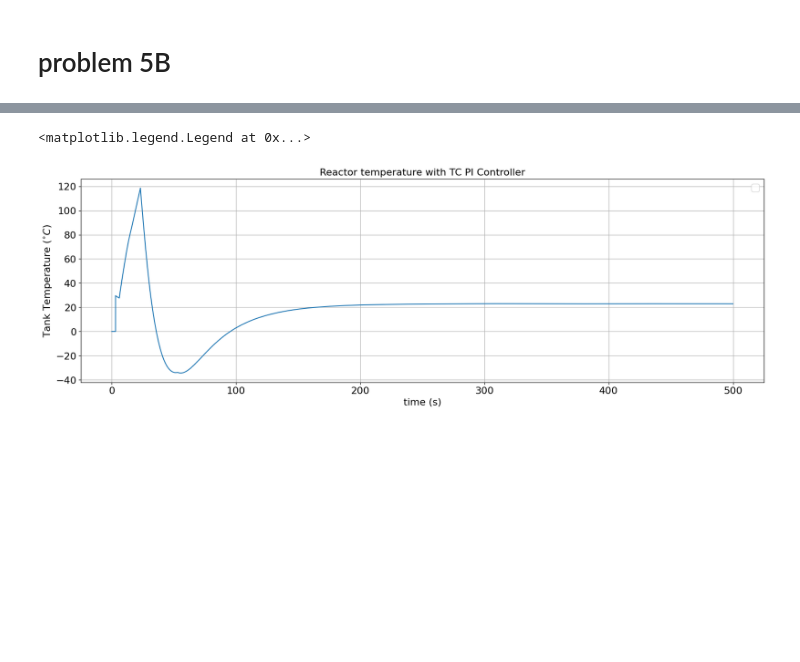
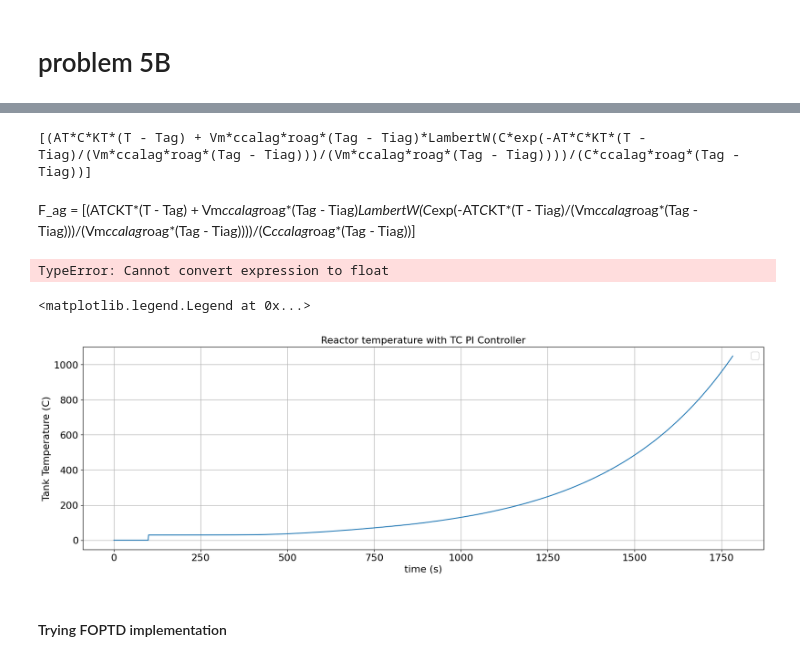
Before and after one commit to rahilisashaik/cbe_162, a Jupyter notebook: project/162_project.ipynb, the cells around one changed output, grey strips where cells are left out. Cells and saved outputs as stored; diff of their text form; code cells hidden in the pictures; blank space fills up the shorter version.

Commit message:
working on temperature PI controller

```diff
--- a/project/162_project.ipynb
+++ b/project/162_project.ipynb
@@ -662 +648,15 @@ print(tau_i_3)
+# %%
+from sympy import symbols, integrate, Eq, solve
+
+
+F_ag, ccalag, roag, Tiag, Tag, KT, AT, T, Vm = symbols('F_ag ccalag roag Tiag Tag KT AT T Vm')
+dTag = (F_ag * ccalag * roag * (Tiag - Tag) + KT * AT * (T - Tag)) / (Vm * roag * ccalag)
+integral_result = integrate(1 / dTag, Tag)
+F_ag_solution = solve(integral_result - symbols('C'), F_ag)
+
+F_ag_solution
+# %% [output]
+[(AT*C*KT*(T - Tag) + Vm*ccalag*roag*(Tag - Tiag)*LambertW(C*exp(-AT*C*KT*(T - Tiag)/(Vm*ccalag*roag*(Tag - Tiag)))/(Vm*ccalag*roag*(Tag - Tiag))))/(C*ccalag*roag*(Tag - Tiag))]
+# %% [markdown]
+F_ag = [(AT*C*KT*(T - Tag) + Vm*ccalag*roag*(Tag - Tiag)*LambertW(C*exp(-AT*C*KT*(T - Tiag)/(Vm*ccalag*roag*(Tag - Tiag)))/(Vm*ccalag*roag*(Tag - Tiag))))/(C*ccalag*roag*(Tag - Tiag))]
 # %%
@@ -680,7 +683,12 @@ def get_kc(t):
 # %%
-T_SP = 100
-def dynamic_model_with_variable_TC(time, x0):
+T_SP = 25
+integral_error = 0
+integral_min, integral_max = -10, 10
+
+def dynamic_model_with_TC(time, x0):
     result = np.zeros([7, T_DELAY * (T_POINT - 1)])
+    # result = np.zeros([7, 100])
+    result_sp = set_point(time, x0)
     dt = 1
     global integral_error
     integral_error = 0
@@ -689,43 +697,43 @@ def dynamic_model_with_variable_TC(time, x0):
         if i == 0:
             x0 = x0
 
-        t = i
-        kc = get_kc(t)
+        kc = get_kc(i)
         Kp = kc
         Ki = kc / tau_i
 
-        T, _, _, _, _, _, _ = current_output(i, result)
-
-        F_out, integral_error = TC(
-            T[0], T_SP, F_out0, Kp, Ki, integral_error, dt,
-            F_out_min, F_out_max, integral_min, integral_max
-        )
-
-        if not np.isfinite(F_out):
-            raise ValueError("F_out became NaN or inf.")
+        _, _, _, _, _, T, T_ag = current_output(i, result)
+        _, _, _, _, _, Tsp, Tagsp = current_output(i, result_sp)
+        F_ag = TC(T[0], T_ag[0], Tsp[0], Tagsp[0], Kp, Ki, integral_error, dt, integral_min, integral_max, T_ag[0])
 
         Fi = lambda t: 51
-        Fe = lambda t: F_out
-        T_in = lambda t: 25 if t < (20) else (35 if t <= (50) else 25)
+        Fe = lambda t: 51
+        T_in = lambda t: 25 if t < (20*60) else (35 if t <= (60*50) else 25)
         cS_in = lambda t: 60
-        Fag = lambda t: 18
+        Fag = lambda t: F_ag[0]
+        print(result[:, -1])
+        result = solve_step([i, i + 1], x0, Fi, Fe, T_in, cS_in, Fag, result)
 
-        result = solve_step([i, i + 1], x0, Fi, Fe, T_in, cS_in, Fag, result)
         x0 = result[:, -1]
 
     t = np.linspace(time[0], time[1], (time[1] - time[0]) * (T_POINT - 1) + 1)
     return t, result
 # %%
-t_final = 500
-t_TC, result_TC = dynamic_model_with_variable_TC([0, t_final], x0)
+t_final = 25
+t_TC, result_PI = dynamic_model_with_TC([0, t_final], x0)
+
+T_TC = result_PI[5, :]
+# %% [output]
+TypeError: Cannot convert expression to float
 # %%
 plt.figure(figsize=(20, 6))
-plt.plot(t_TC, result_TC[5])
+plt.plot([i for i in range(1784)], T_TC)
 plt.title("Reactor temperature with TC PI Controller")
 plt.xlabel("time (s)")
-plt.ylabel("Tank Temperature ($^{\circ} C$)")
+plt.ylabel("Tank Temperature (C)")
 plt.grid()
 plt.legend()
 # %% [output]
 <matplotlib.legend.Legend at 0x...>
-[figure, old version]
+[figure, new version]
+# %% [markdown]
+#### Trying FOPTD implementation
```
Also changed, not shown: parts of 18 cells of this notebook.
